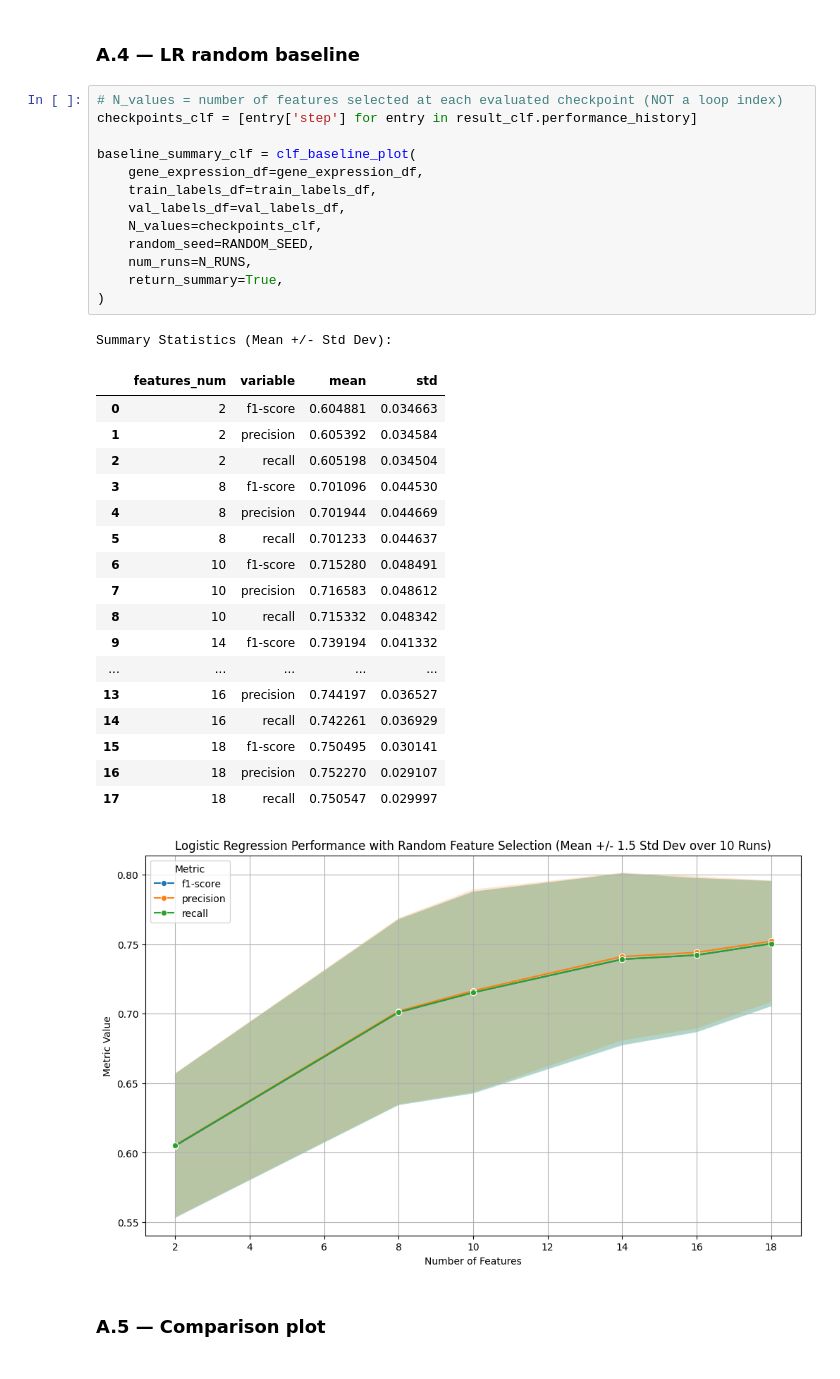
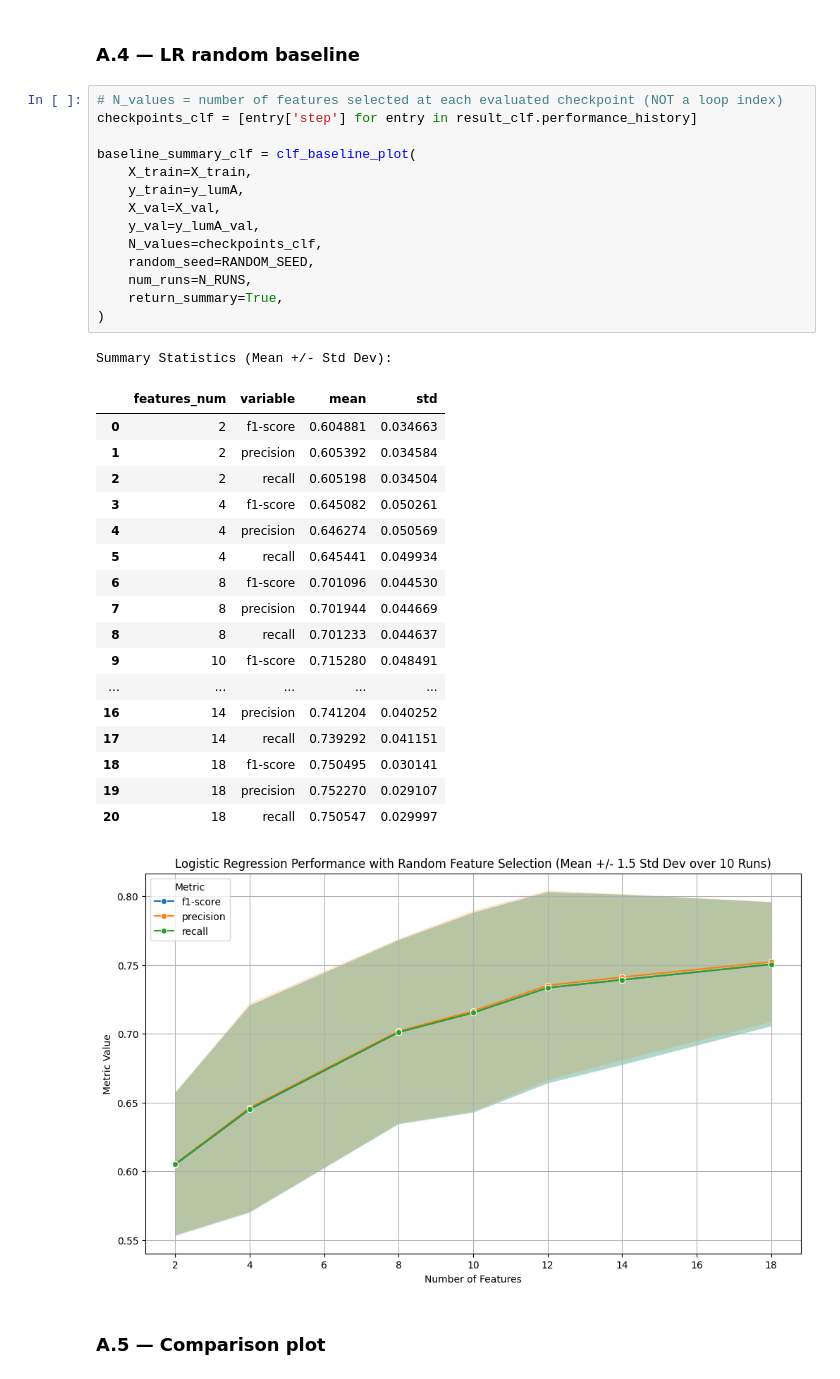
Before and after one commit to netta-br/feature_selection, a Jupyter notebook: src/wrapper_example.ipynb, the cells around one changed output. Saved outputs shown, nothing was run; the diff lists cells and outputs as text.

```diff
--- a/src/wrapper_example.ipynb
+++ b/src/wrapper_example.ipynb
@@ -478,36 +478,37 @@ dtype: object
 # %%
 # N_values = number of features selected at each evaluated checkpoint (NOT a loop index)
 checkpoints_clf = [entry['step'] for entry in result_clf.performance_history]
 
 baseline_summary_clf = clf_baseline_plot(
-    gene_expression_df=gene_expression_df,
-    train_labels_df=train_labels_df,
-    val_labels_df=val_labels_df,
+    X_train=X_train,
+    y_train=y_lumA,
+    X_val=X_val,
+    y_val=y_lumA_val,
     N_values=checkpoints_clf,
     random_seed=RANDOM_SEED,
     num_runs=N_RUNS,
     return_summary=True,
 )
 # %% [output]
 Summary Statistics (Mean +/- Std Dev):
 |  | features_num | variable | mean | std |
 | 0 | 2 | f1-score | 0.604881 | 0.034663 |
 | 1 | 2 | precision | 0.605392 | 0.034584 |
 | 2 | 2 | recall | 0.605198 | 0.034504 |
-| 3 | 8 | f1-score | 0.701096 | 0.044530 |
-| 4 | 8 | precision | 0.701944 | 0.044669 |
-| 5 | 8 | recall | 0.701233 | 0.044637 |
-| 6 | 10 | f1-score | 0.715280 | 0.048491 |
-| 7 | 10 | precision | 0.716583 | 0.048612 |
-| 8 | 10 | recall | 0.715332 | 0.048342 |
-| 9 | 14 | f1-score | 0.739194 | 0.041332 |
+| 3 | 4 | f1-score | 0.645082 | 0.050261 |
+| 4 | 4 | precision | 0.646274 | 0.050569 |
+| 5 | 4 | recall | 0.645441 | 0.049934 |
+| 6 | 8 | f1-score | 0.701096 | 0.044530 |
+| 7 | 8 | precision | 0.701944 | 0.044669 |
+| 8 | 8 | recall | 0.701233 | 0.044637 |
+| 9 | 10 | f1-score | 0.715280 | 0.048491 |
 | ... | ... | ... | ... | ... |
-| 13 | 16 | precision | 0.744197 | 0.036527 |
-| 14 | 16 | recall | 0.742261 | 0.036929 |
-| 15 | 18 | f1-score | 0.750495 | 0.030141 |
-| 16 | 18 | precision | 0.752270 | 0.029107 |
-| 17 | 18 | recall | 0.750547 | 0.029997 |
+| 16 | 14 | precision | 0.741204 | 0.040252 |
+| 17 | 14 | recall | 0.739292 | 0.041151 |
+| 18 | 18 | f1-score | 0.750495 | 0.030141 |
+| 19 | 18 | precision | 0.752270 | 0.029107 |
+| 20 | 18 | recall | 0.750547 | 0.029997 |
-[figure, old version]
+[figure, new version]
 # %% [markdown]
 ### A.5 — Comparison plot
 # %%
```
Also changed, not shown: parts of 17 cells of this notebook, 13 other files.
